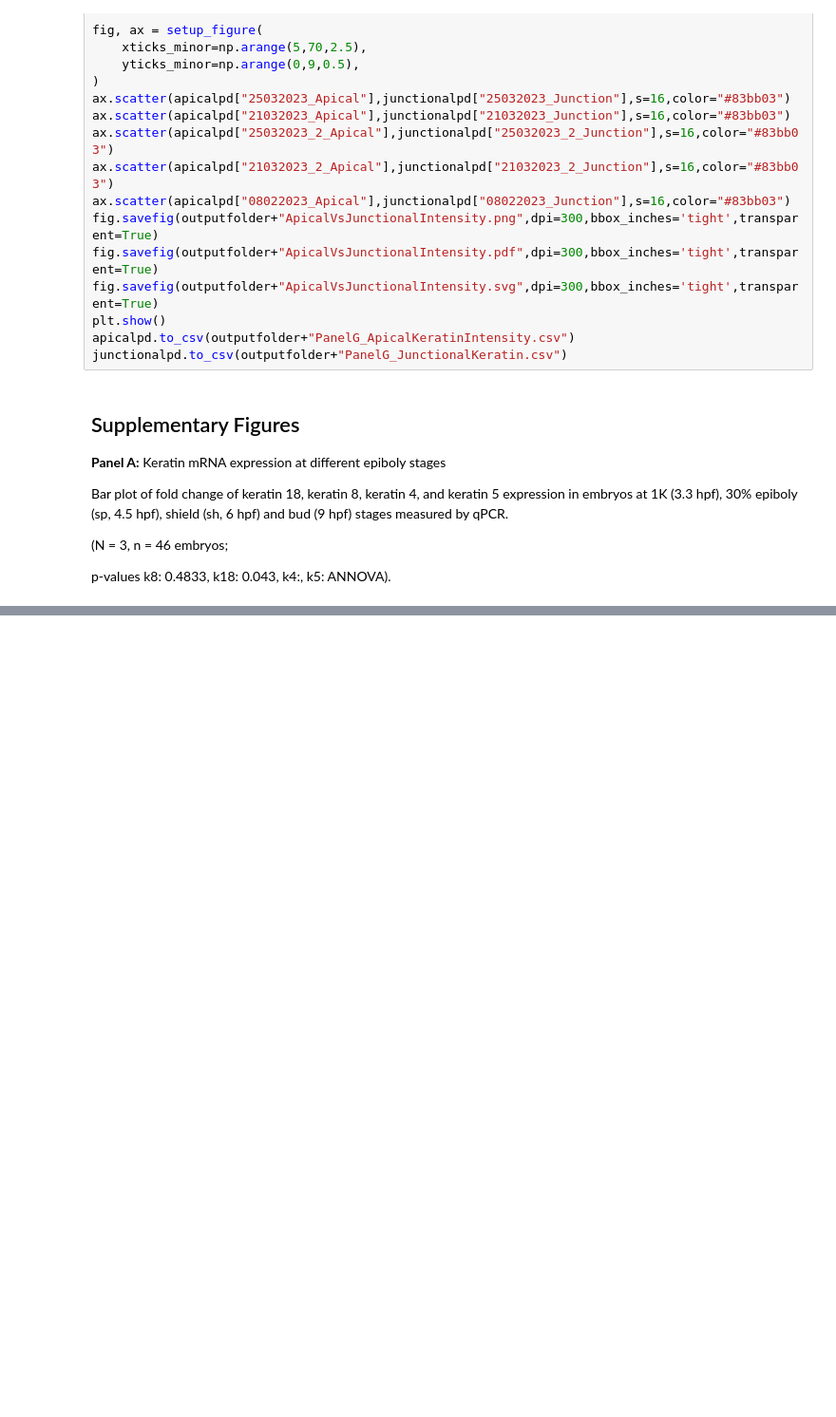
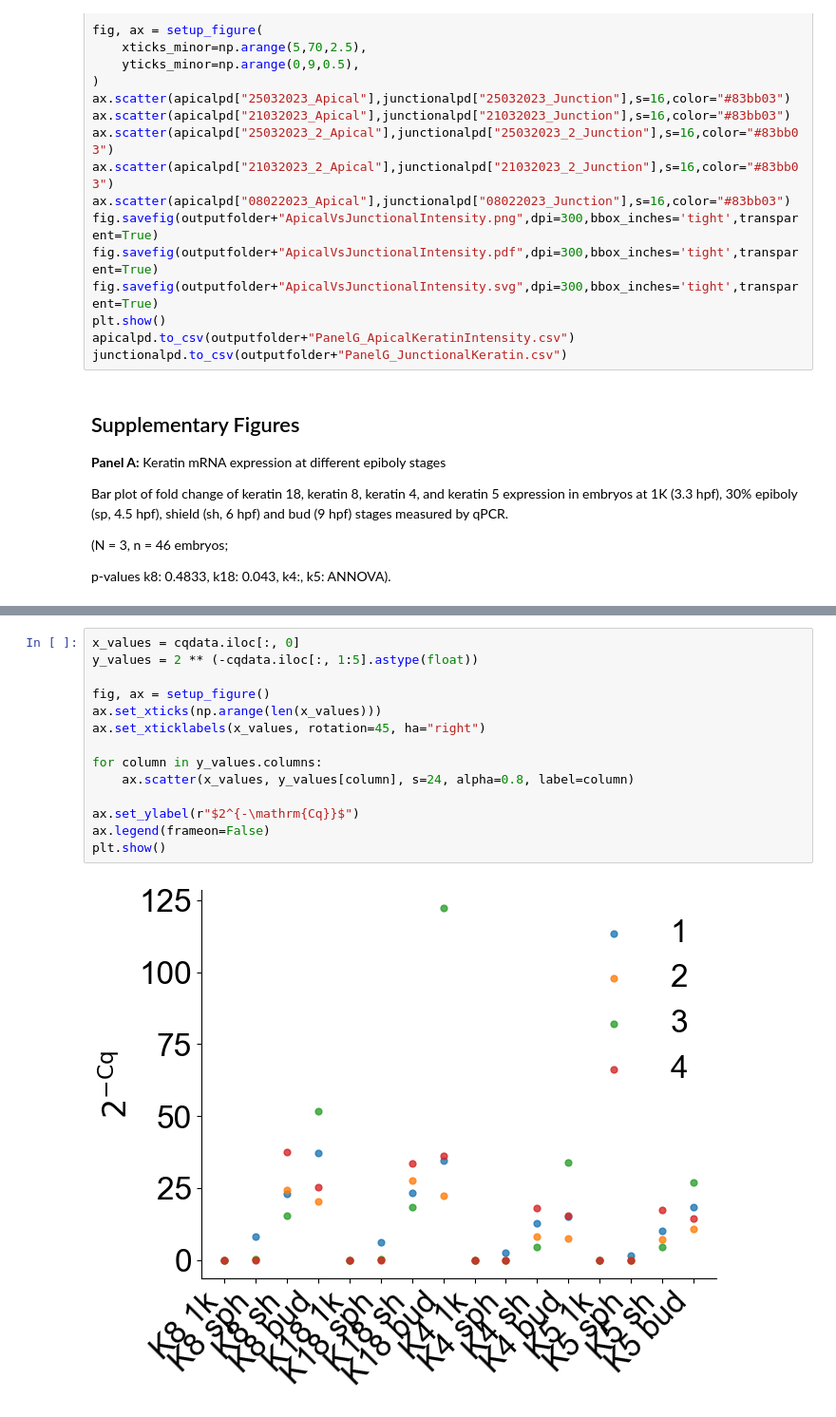
Before and after one commit to Suyash-Naik/2026-Keratinepithlialspreadingcoordinate-Data, a Jupyter notebook: notebooks/Figure1_KeratinNetworkMaturationEVL.ipynb, the cells around one changed output, grey strips where cells are left out. Shown at 95% size. Cells and saved outputs as stored; diff of their text form; blank space fills up the shorter version.

```diff
--- a/notebooks/Figure1_KeratinNetworkMaturationEVL.ipynb
+++ b/notebooks/Figure1_KeratinNetworkMaturationEVL.ipynb
@@ -369,0 +407,16 @@ plt.show()
+# %%
+x_values = cqdata.iloc[:, 0]
+y_values = 2 ** (-cqdata.iloc[:, 1:5].astype(float))
+
+fig, ax = setup_figure()
+ax.set_xticks(np.arange(len(x_values)))
+ax.set_xticklabels(x_values, rotation=45, ha="right")
+
+for column in y_values.columns:
+    ax.scatter(x_values, y_values[column], s=24, alpha=0.8, label=column)
+
+ax.set_ylabel(r"$2^{-\mathrm{Cq}}$")
+ax.legend(frameon=False)
+plt.show()
+# %% [output]
+[figure, added]
```
Also changed, not shown: parts of 4 cells of this notebook, 8 other files.
